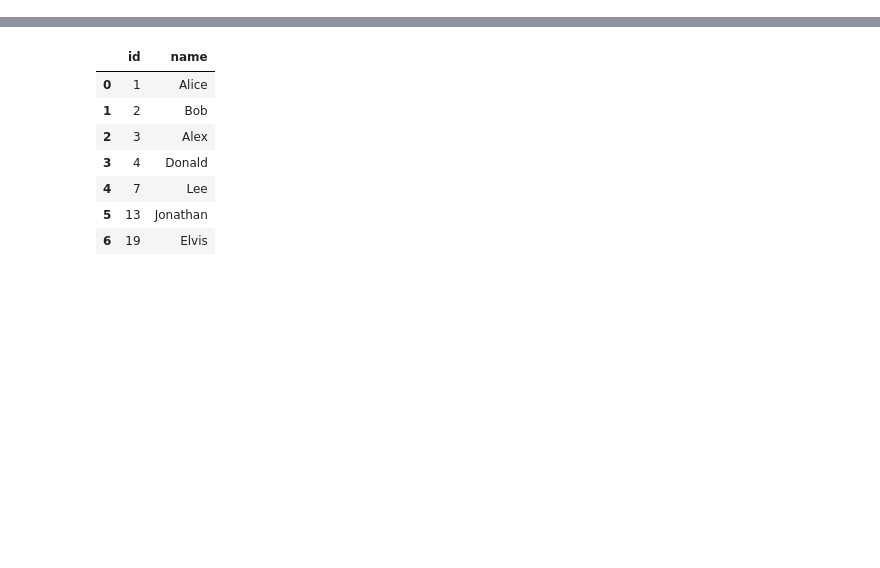
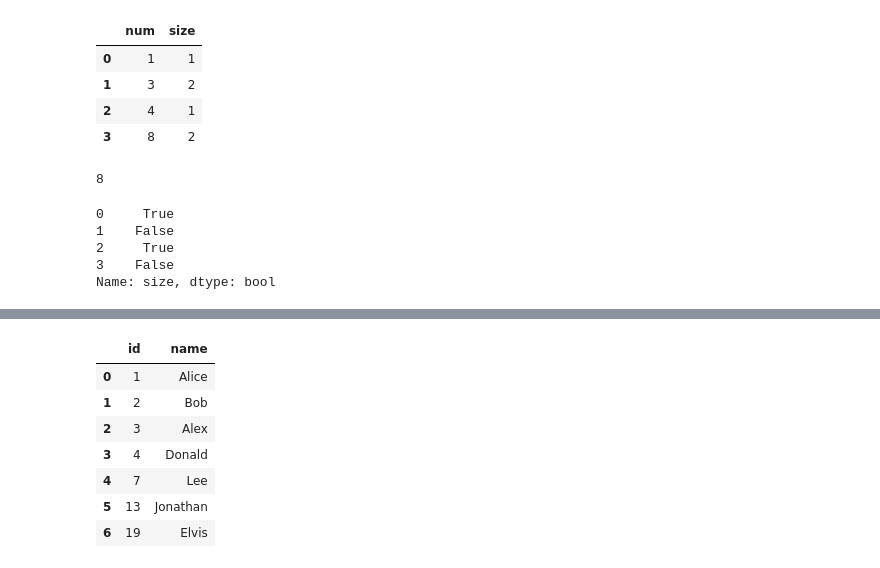
Before and after one commit to jjoseph-anderson/LeetCode, a Jupyter notebook: Rough_Work.ipynb, the cells around one changed output, grey strips where cells are left out. Cells and saved outputs as stored; diff of their text form; code cells hidden in the pictures; blank space fills up the shorter version.

```diff
--- a/Rough_Work.ipynb
+++ b/Rough_Work.ipynb
@@ -2,5 +2,27 @@
 import pandas as pd
 # %%
 my_numbers = pd.DataFrame({
-    "num": [8, 8, 3, 3, 1, 4, 5, 6]
+    "num": [8, 8, 3, 3, 1, 4]
 })
+# %%
+df = my_numbers.groupby(by = "num", as_index = False).size()
+df
+# %% [output]
+|  | num | size |
+| 0 | 1 | 1 |
+| 1 | 3 | 2 |
+| 2 | 4 | 1 |
+| 3 | 8 | 2 |
+# %%
+df.size
+# %% [output]
+8
+# %%
+mask = (df['size'] == 1)
+mask
+# %% [output]
+0     True
+1    False
+2     True
+3    False
+Name: size, dtype: bool
```
Also changed, not shown: parts of 5 cells of this notebook, 1 other file.
